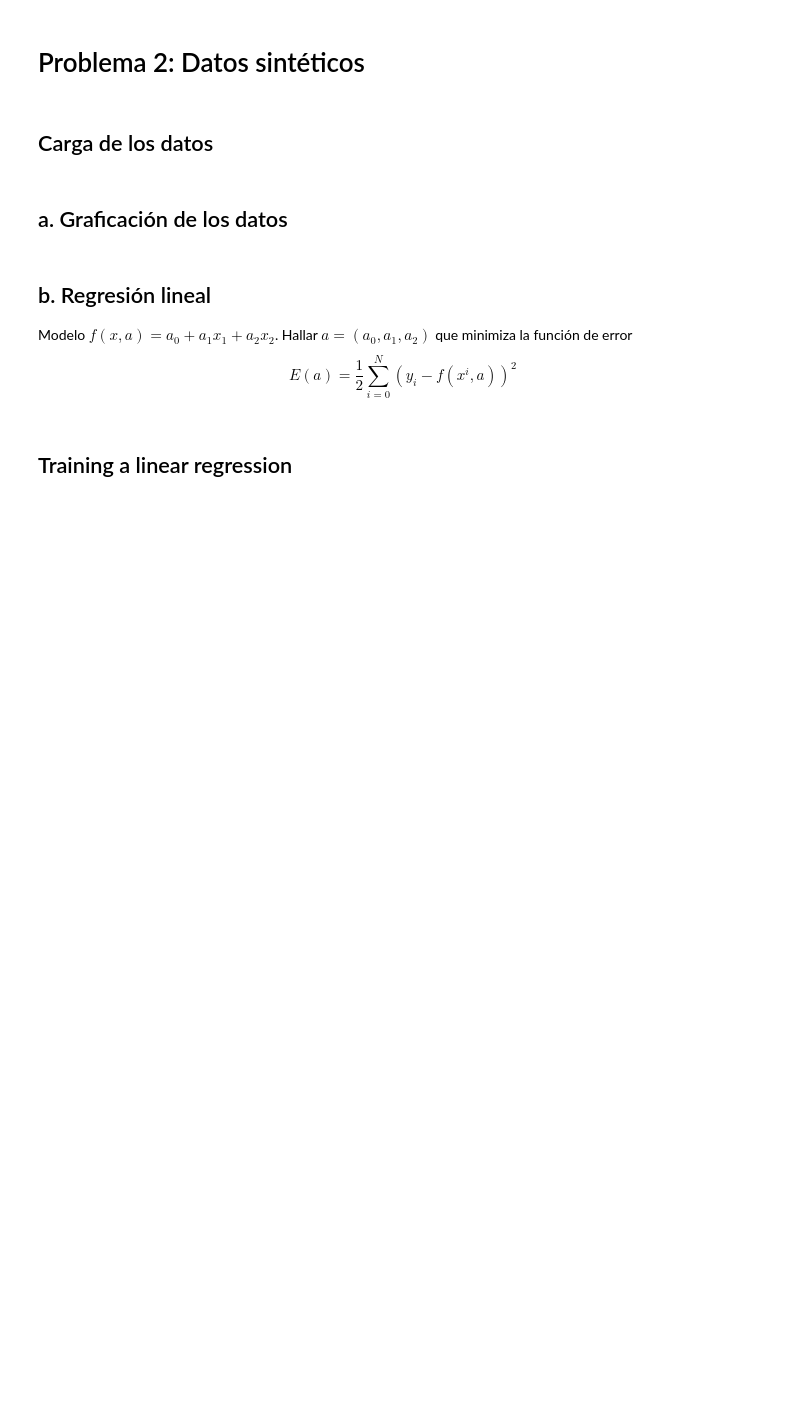
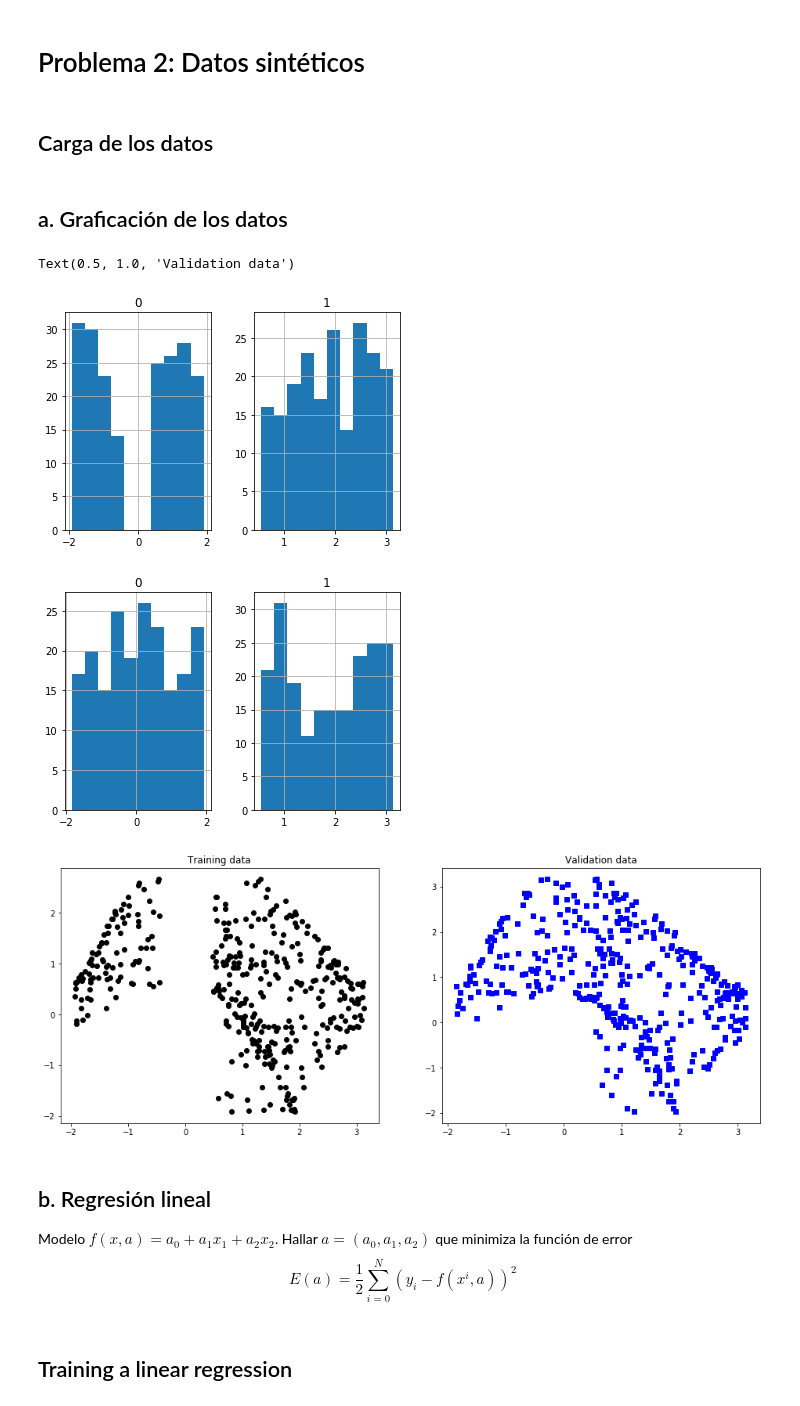
Before and after one commit to erickgrm/machine-learning, a Jupyter notebook: tareas/tarea3/problema2_t2.ipynb, the cells around one changed output. Cells and saved outputs as stored; diff of their text form; code cells hidden in the pictures; blank space fills up the shorter version.

```diff
--- a/tareas/tarea3/problema2_t2.ipynb
+++ b/tareas/tarea3/problema2_t2.ipynb
@@ -17,19 +17,24 @@ y_val = pd.read_csv("~/Desktop/mcc20192/mlearning/tareas/tarea3/data/y_validacio
 # %% [markdown]
 ## a. Graficación de los datos
 # %%
-#x_train.hist()#
+x_train.hist()#
 #y_train.hist()
-#x_val.hist()
+x_val.hist()
 #y_val.hist()
 # Graficación de los datos
-#gs = plt.GridSpec(1,2)
-#fig = plt.figure(figsize=(16,6))
-#s1 = fig.add_subplot(gs[0,0])
-#s1.plot(x_train,y_train, 'ko')
-#plt.title("Training data")
-#s2 = fig.add_subplot(gs[0,1])
-#s2.plot(x_val,y_val,'bs')
-#plt.title("Validation data")
+gs = plt.GridSpec(1,2)
+fig = plt.figure(figsize=(16,6))
+s1 = fig.add_subplot(gs[0,0])
+s1.plot(x_train[0:],y_train, 'ko')
+plt.title("Training data")
+s2 = fig.add_subplot(gs[0,1])
+s2.plot(x_val,y_val,'bs')
+plt.title("Validation data")
+# %% [output]
+Text(0.5, 1.0, 'Validation data')
+[figure, added]
+[figure, added]
+[figure, added]
 # %% [markdown]
 ## b. Regresión lineal
 Modelo $f(x,a) = a_0+a_1x_1+a_2x_2$. Hallar $a = (a_0,a_1,a_2)$ que minimiza la función de error
```
Also changed, not shown: parts of 2 cells of this notebook, 2 other files.
